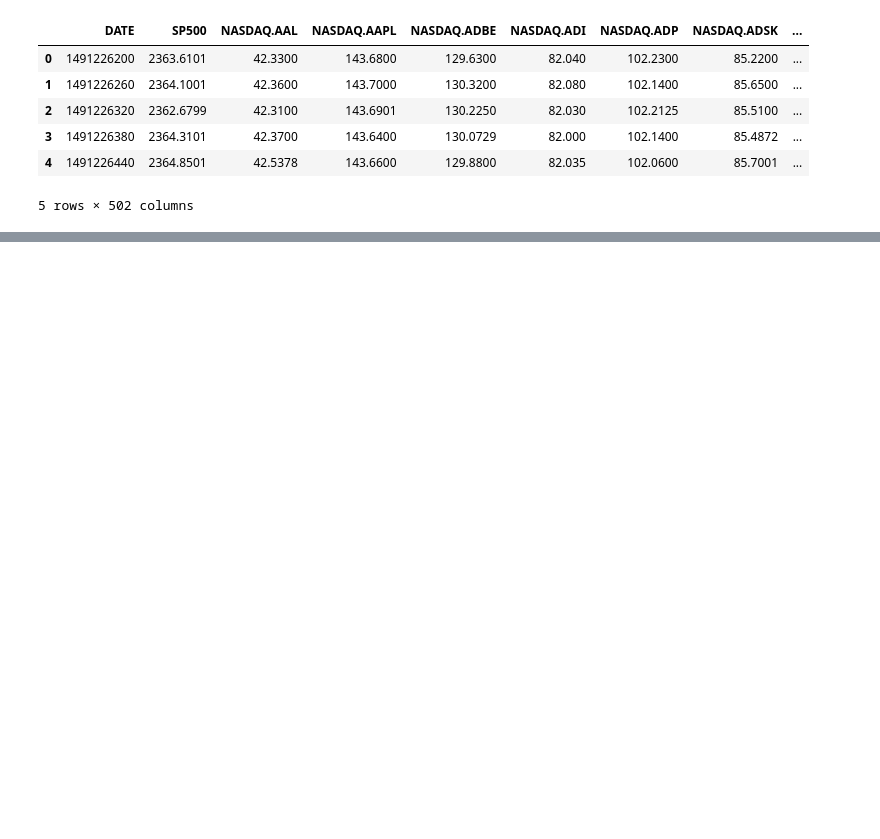
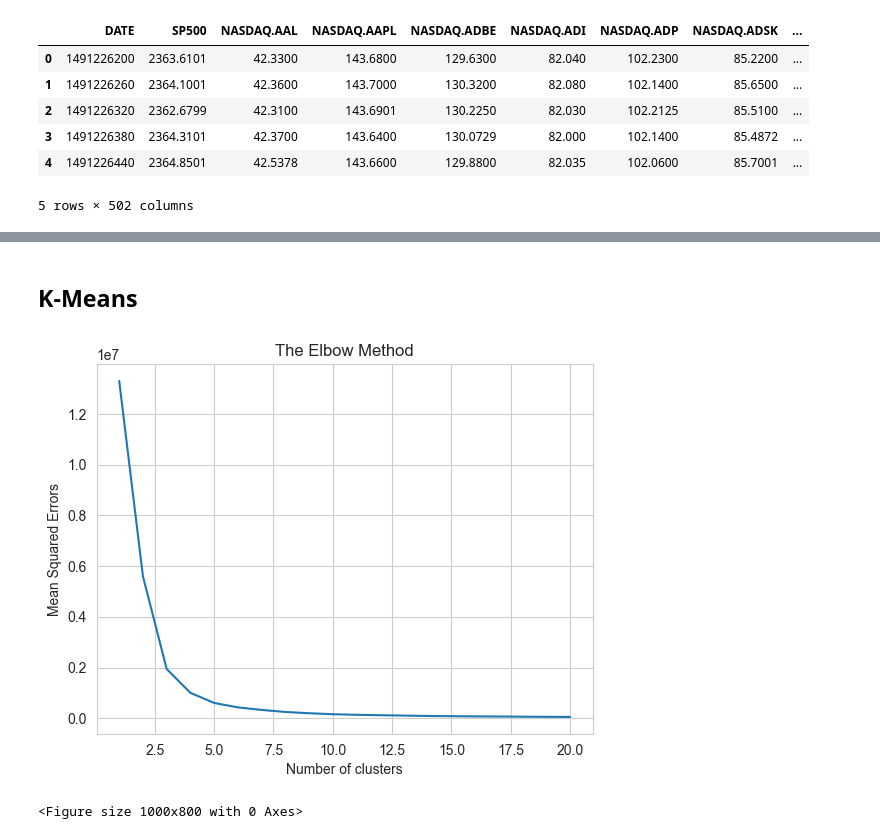
Before and after one commit to shiv0112/stocks_clustering, a Jupyter notebook: research/research1.ipynb, the cells around one changed output, grey strips where cells are left out. Drawn from its saved outputs; the diff is of its cells as text; code cells hidden in the pictures; blank space fills up the shorter version.

```diff
--- a/research/research1.ipynb
+++ b/research/research1.ipynb
@@ -71,0 +63,4 @@ df.tail()
+# %%
+mean_vec = np.mean(X_std, axis=0)
+cov_mat = (X_std - mean_vec).T.dot((X_std - mean_vec)) / (X_std.shape[0]-1)
+print('Covariance matrix \n%s' %cov_mat)
@@ -71,0 +101,5 @@ df.tail()
+# %%
+eig_vals, eig_vecs = np.linalg.eig(cov_mat)
+
+print('Eigenvectors \n%s' %eig_vecs)
+print('\nEigenvalues \n%s' %eig_vals)
@@ -71,0 +124,6 @@ df.tail()
+# %%
+eig_pairs = [(np.abs(eig_vals[i]), eig_vecs[:,i]) for i in range(len(eig_vals))]
+eig_pairs.sort(key=lambda x: x[0], reverse=True)
+print('Eigenvalues in descending order:')
+for i in eig_pairs:
+    print(i[0])
@@ -71,0 +214,19 @@ df.tail()
+# %% [markdown]
+## K-Means
+# %%
+from sklearn.cluster import KMeans
+
+wcss=[]
+for i in range(1, 21):
+    kmeans = KMeans(n_clusters = i, init = 'k-means++', random_state = 0)
+    kmeans.fit(X_transformed)
+    wcss.append(kmeans.inertia_)
+plt.plot(range(1, 21), wcss)
+plt.title('The Elbow Method')
+plt.xlabel('Number of clusters')
+plt.ylabel('Mean Squared Errors')
+plt.figure(figsize=(10,8))
+plt.show()
+# %% [output]
+[figure, added]
+<Figure size 1000x800 with 0 Axes>
```
Also changed, not shown: parts of 30 cells of this notebook, 1 other file.
